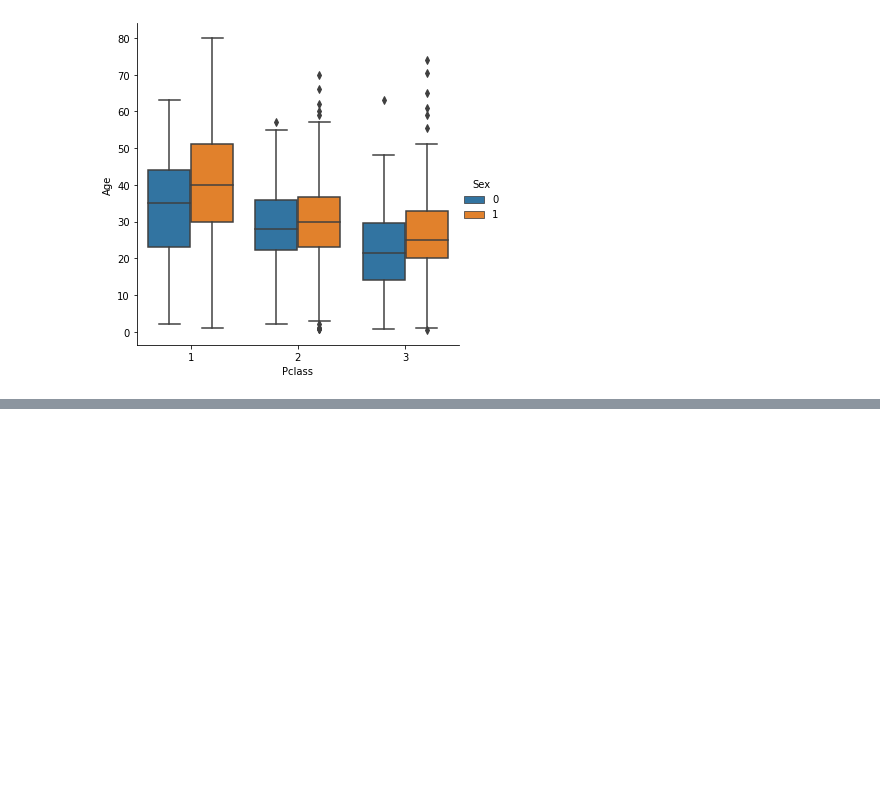
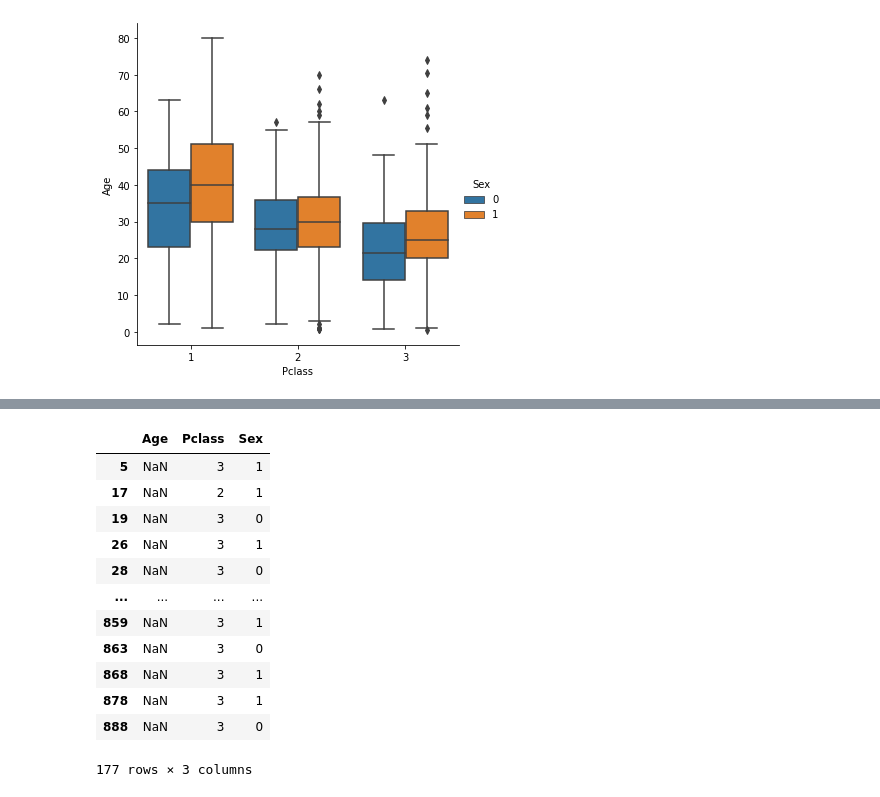
Before and after one commit to MakotoWang/ML100Days, a Jupyter notebook: homework/Day_038_HW_Basic.ipynb, the cells around one changed output, grey strips where cells are left out. Saved outputs shown, nothing was run; the diff lists cells and outputs as text; code cells hidden in the pictures; blank space fills up the shorter version.

```diff
--- a/homework/Day_038_HW_Basic.ipynb
+++ b/homework/Day_038_HW_Basic.ipynb
@@ -105,0 +90,18 @@ display(pd.DataFrame(nan_euclidean_distances(df_train[['Age','Pclass','Sex']])))
+# %%
+# 列出遺失資料
+missing_index=df_knn.isnull()
+display(df_knn[missing_index.values==True])
+# %% [output]
+|  | Age | Pclass | Sex |
+| 5 | NaN | 3 | 1 |
+| 17 | NaN | 2 | 1 |
+| 19 | NaN | 3 | 0 |
+| 26 | NaN | 3 | 1 |
+| 28 | NaN | 3 | 0 |
+| ... | ... | ... | ... |
+| 859 | NaN | 3 | 1 |
+| 863 | NaN | 3 | 0 |
+| 868 | NaN | 3 | 1 |
+| 878 | NaN | 3 | 1 |
+| 888 | NaN | 3 | 0 |
+177 rows × 3 columns
```
Also changed, not shown: parts of 10 cells of this notebook.
